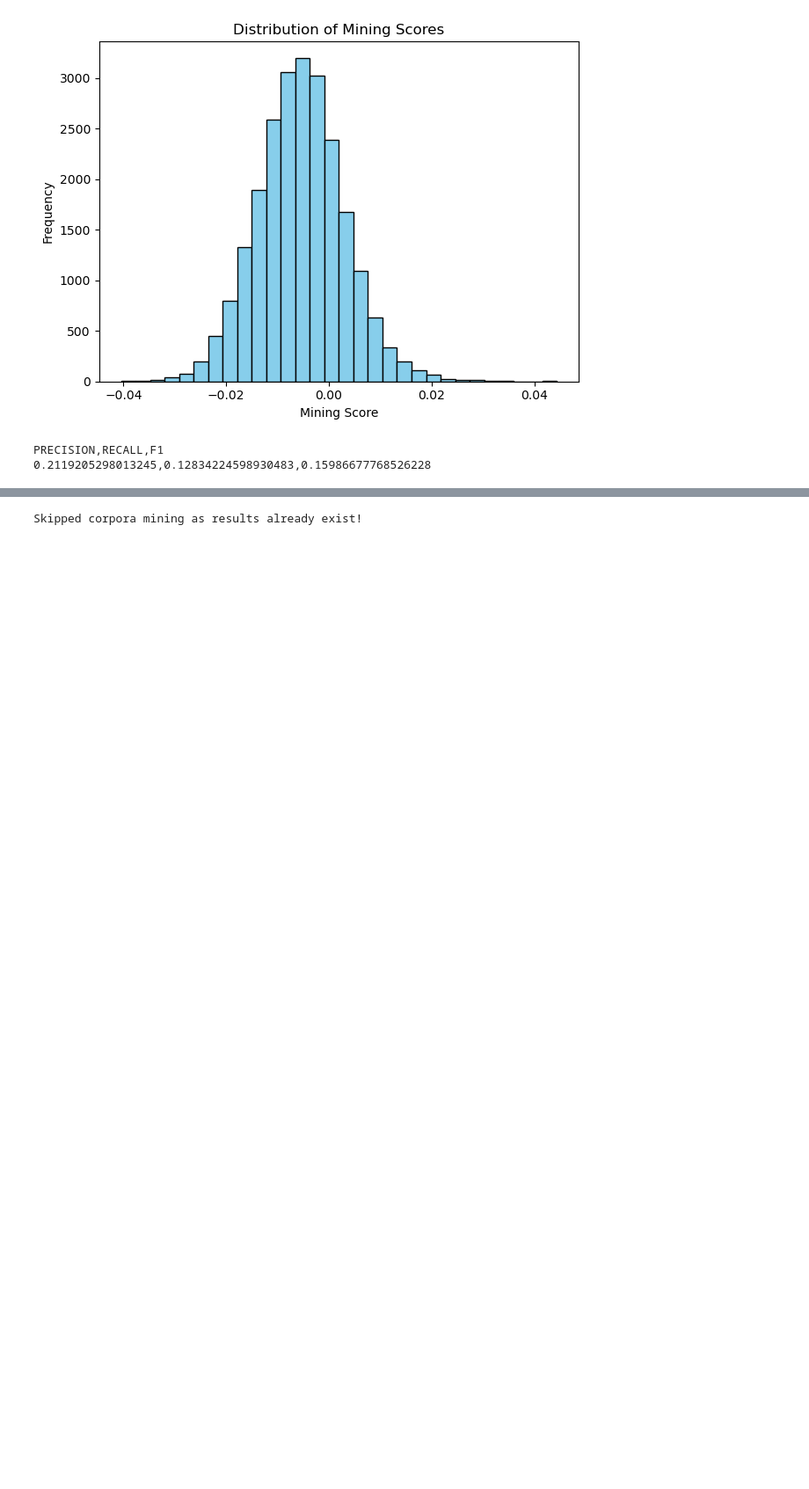
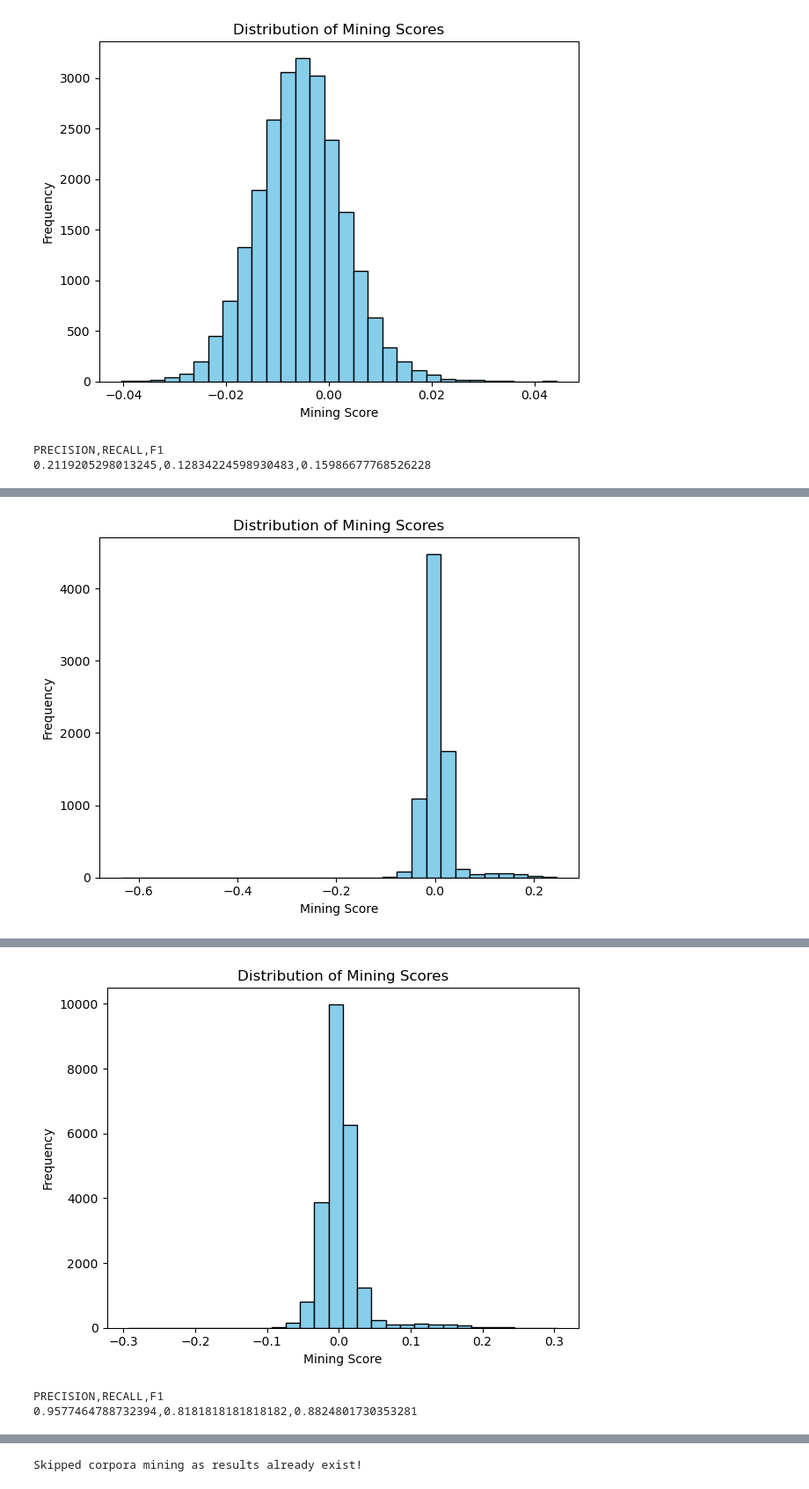
Before and after one commit to tanmaydeshp/parallel-sentence-filtering, a Jupyter notebook: pipeline/embedding_test.ipynb, the cells around one changed output, grey strips where cells are left out. Shown at 88% size. Drawn from its saved outputs; the diff is of its cells as text; code cells hidden in the pictures; blank space fills up the shorter version.

Commit message:
Changed si-en synthetic corpora experiment

```diff
--- a/pipeline/embedding_test.ipynb
+++ b/pipeline/embedding_test.ipynb
@@ -374,0 +395,9 @@ PRECISION,RECALL,F1
+# %%
+run_experiment("laser",
+               "data/en-si/sin_wikipedia_2021_30K-sentences.txt",
+               "data/en-si/eng_news_2024_30K-sentences.txt",
+               "data/en-si/sin_Sinh.dev",
+               "data/en-si/eng_Latn.dev",
+               ["sinhala", "english"]
+               )
+# %% [output]
@@ -374,0 +412 @@ PRECISION,RECALL,F1
+[figure, added]
@@ -375,3 +424,6 @@ PRECISION,RECALL,F1
+[figure, added]
+PRECISION,RECALL,F1
+0.9577464788732394,0.8181818181818182,0.8824801730353281
 # %%
 run_experiment("furina",
                "data/en-si/sin_wikipedia_2021_30K-sentences.txt",
```
Also changed, not shown: parts of 5 cells of this notebook.
